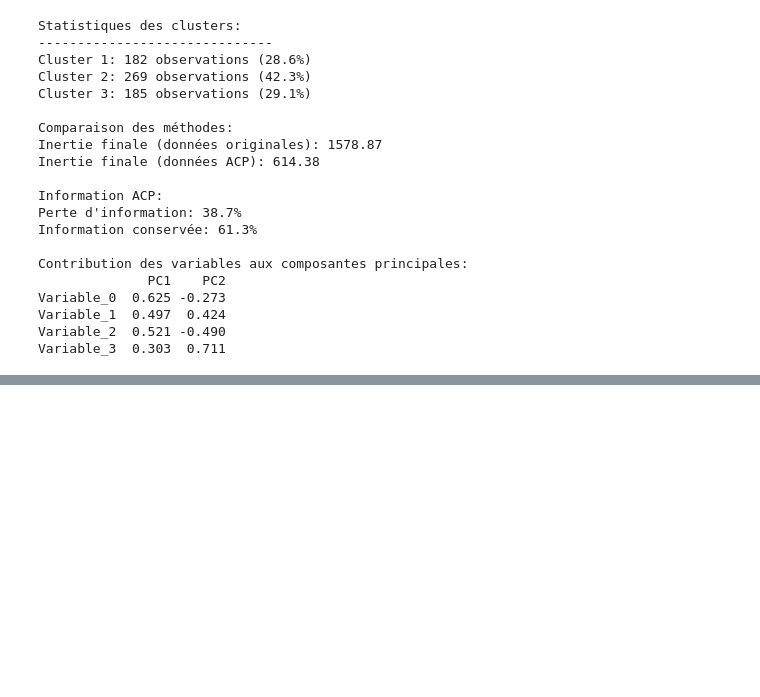
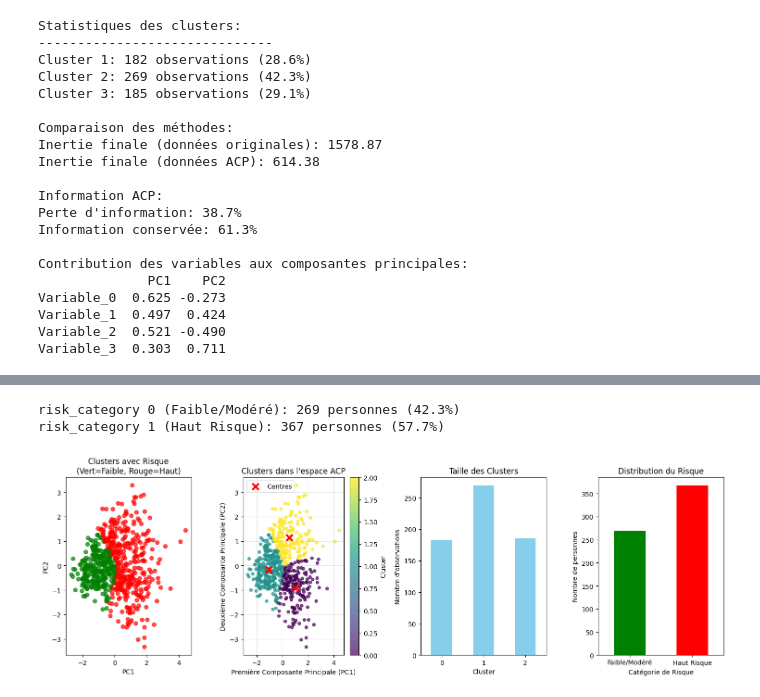
Before and after one commit to RaihanaAm/Analyse-de-Diab-te, a Jupyter notebook: Main.ipynb, the cells around one changed output, grey strips where cells are left out. Cells and saved outputs as stored; diff of their text form; code cells hidden in the pictures; blank space fills up the shorter version.

Commit message:
Analyse des clusters

```diff
--- a/Main.ipynb
+++ b/Main.ipynb
@@ -670,0 +695,7 @@ Variable_3  0.303  0.711
+# %%
+
+cluster_counts = df['Cluster_PCA'].value_counts().sort_index()
+print(f"\nNombre d'observations par cluster:")
+for cluster, count in cluster_counts.items():
+    percentage = (count / len(df)) * 100
+    print(f"Cluster {cluster +1}: {count } observations ({percentage:.1f}%)")
@@ -670,0 +766,59 @@ Variable_3  0.303  0.711
+# %%
+# 4. Ajouter la colonne risk_category
+df['risk_category'] = df['Cluster_PCA'].map(risk_mapping)
+
+risk_distribution = df['risk_category'].value_counts().sort_index()
+for risk_val, count in risk_distribution.items():
+    risk_name = "Faible/Modéré" if risk_val == 0 else "Haut Risque"
+    print(f"risk_category {risk_val} ({risk_name}): {count} personnes ({count/len(df)*100:.1f}%)")
+# %% [output]
+risk_category 0 (Faible/Modéré): 269 personnes (42.3%)
+risk_category 1 (Haut Risque): 367 personnes (57.7%)
+# %%
+
+plt.figure(figsize=(15, 5))
+
+# Graphique 1: Clusters dans l'espace ACP
+plt.subplot(1, 4, 1)
+colors = ['green' if risk == 0 else 'red' for risk in df['risk_category']]
+plt.scatter(X_pca[:, 0], X_pca[:, 1], c=colors, alpha=0.7)
+plt.xlabel('PC1')
+plt.ylabel('PC2')
+plt.title('Clusters avec Risque\n(Vert=Faible, Rouge=Haut)')
+
+# Graphique 2: Clusters sur les composantes principales
+plt.subplot(1, 4, 2)
+
+scatter = plt.scatter(df_pca['PC1'], df_pca['PC2'], c=df_pca['Cluster'], cmap='viridis', alpha=0.7, s=20)
+plt.xlabel('Première Composante Principale (PC1)')
+plt.ylabel('Deuxième Composante Principale (PC2)')
+plt.title('Clusters dans l\'espace ACP')
+plt.colorbar(scatter, label='Cluster')
+plt.grid(True, alpha=0.3)
+
+# Ajouter les centres des clusters
+centers = kmeans_pca.cluster_centers_
+plt.scatter(centers[:, 0], centers[:, 1], c='red', marker='x', s=100, linewidths=3, label='Centres')
+plt.legend()
+
+# Graphique 3: Distribution des clusters
+plt.subplot(1, 4, 3)
+cluster_counts.plot(kind='bar', color='skyblue')
+plt.xlabel('Cluster')
+plt.ylabel('Nombre d\'observations')
+plt.title('Taille des Clusters')
+plt.xticks(rotation=0)
+
+# Graphique 4: Distribution du risque
+plt.subplot(1, 4, 4)
+risk_colors = ['green', 'red']
+risk_distribution.plot(kind='bar', color=risk_colors[:len(risk_distribution)])
+plt.xlabel('Catégorie de Risque')
+plt.ylabel('Nombre de personnes')
+plt.title('Distribution du Risque')
+plt.xticks([0, 1], ['Faible/Modéré', 'Haut Risque'], rotation=0)
+
+plt.tight_layout()
+plt.show()
+# %% [output]
+[figure, added]
```
Also changed, not shown: parts of 11 cells of this notebook.
